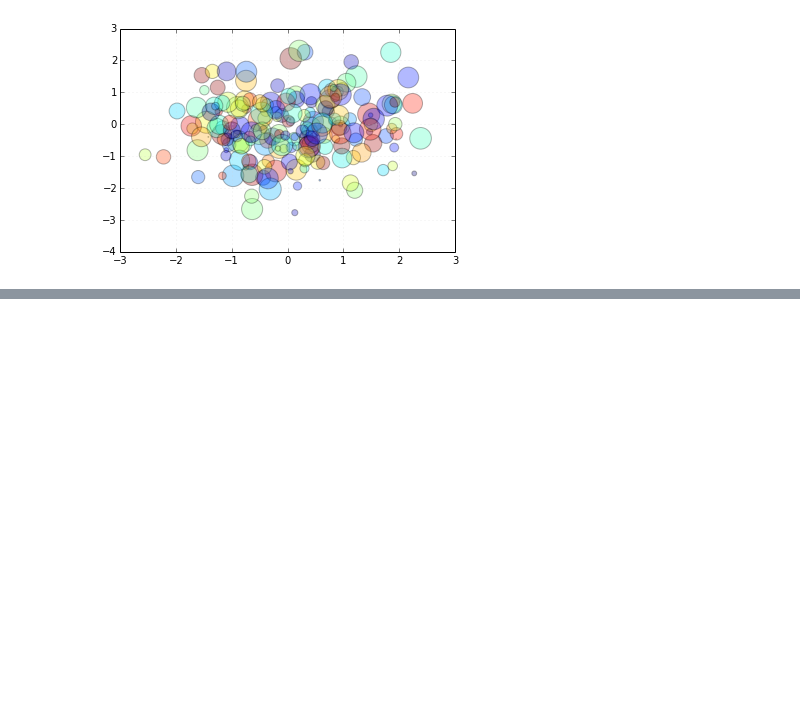
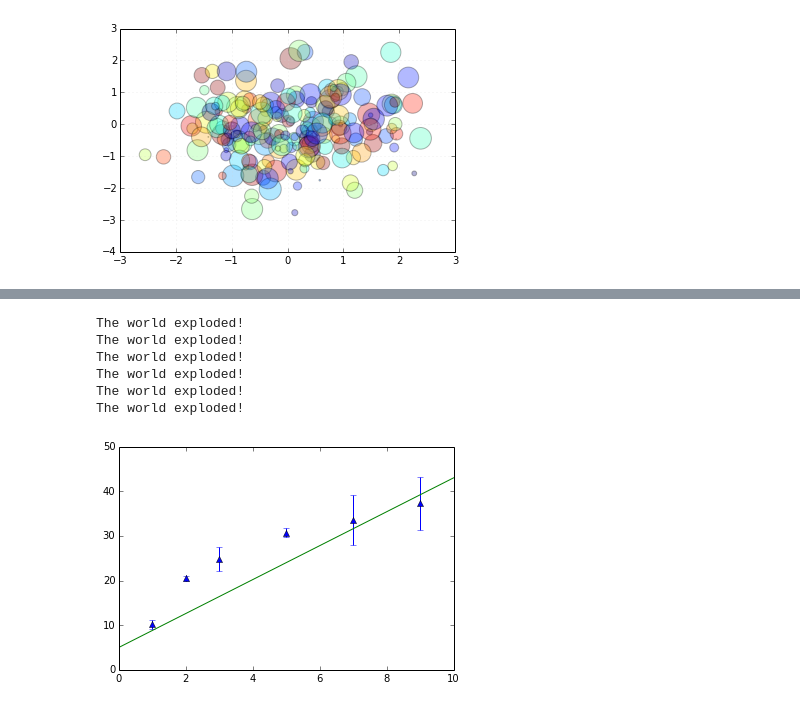
Before and after one commit to znlevine/PHYS202-S14, a Jupyter notebook: WidgetTour.ipynb, the cells around one changed output, grey strips where cells are left out. Saved outputs shown, nothing was run; the diff lists cells and outputs as text; code cells hidden in the pictures; blank space fills up the shorter version.

```diff
--- a/WidgetTour.ipynb
+++ b/WidgetTour.ipynb
@@ -83,0 +202,14 @@ AttributeError: 'module' object has no attribute 'MousePosition'
+# %%
+def click_handler(widget):
+    print "The world exploded!"
+
+b=widgets.ButtonWidget(description="BOOM")
+b.on_click(click_handler)
+display(b)
+# %% [output]
+The world exploded!
+The world exploded!
+The world exploded!
+The world exploded!
+The world exploded!
+The world exploded!
@@ -83,0 +218,19 @@ AttributeError: 'module' object has no attribute 'MousePosition'
+# %%
+def linear_plot(m=.5,b=27.0):
+    datax=np.array([1.0,2.0,3.0,5.0,7.0,9.0])
+    datay=np.array([10.2,20.5,24.8,30.7,33.6,37.3])
+    erry=np.array([1.0,0.5,2.6,1.0,5.6,6.0])
+
+    plt.errorbar(datax,datay,xerr=0.0,yerr=erry,fmt='^')
+
+    steps=100
+    x=np.linspace(0,10.0,steps)
+    y=m*x+b
+    plt.plot(x,y)
+    plt.xlim(0.,10.)
+    plt.ylim(0.,50.)
+    plt.show()
+
+v=interact(linear_plot,m=(0.0,5.0),b=(0.0,5.0))
+# %% [output]
+[figure, added]
```
Also changed, not shown: parts of 13 cells of this notebook, 3 other files.
